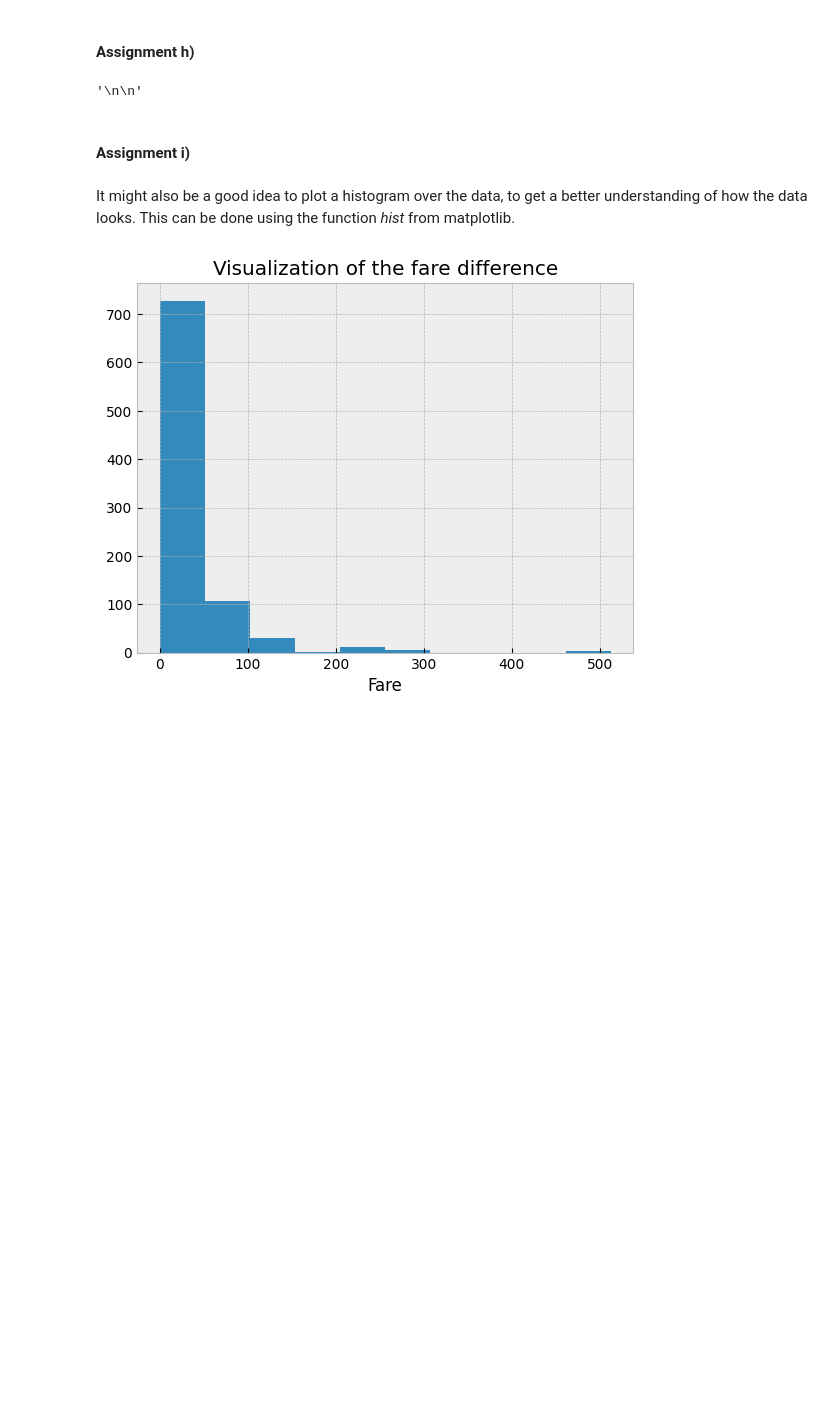
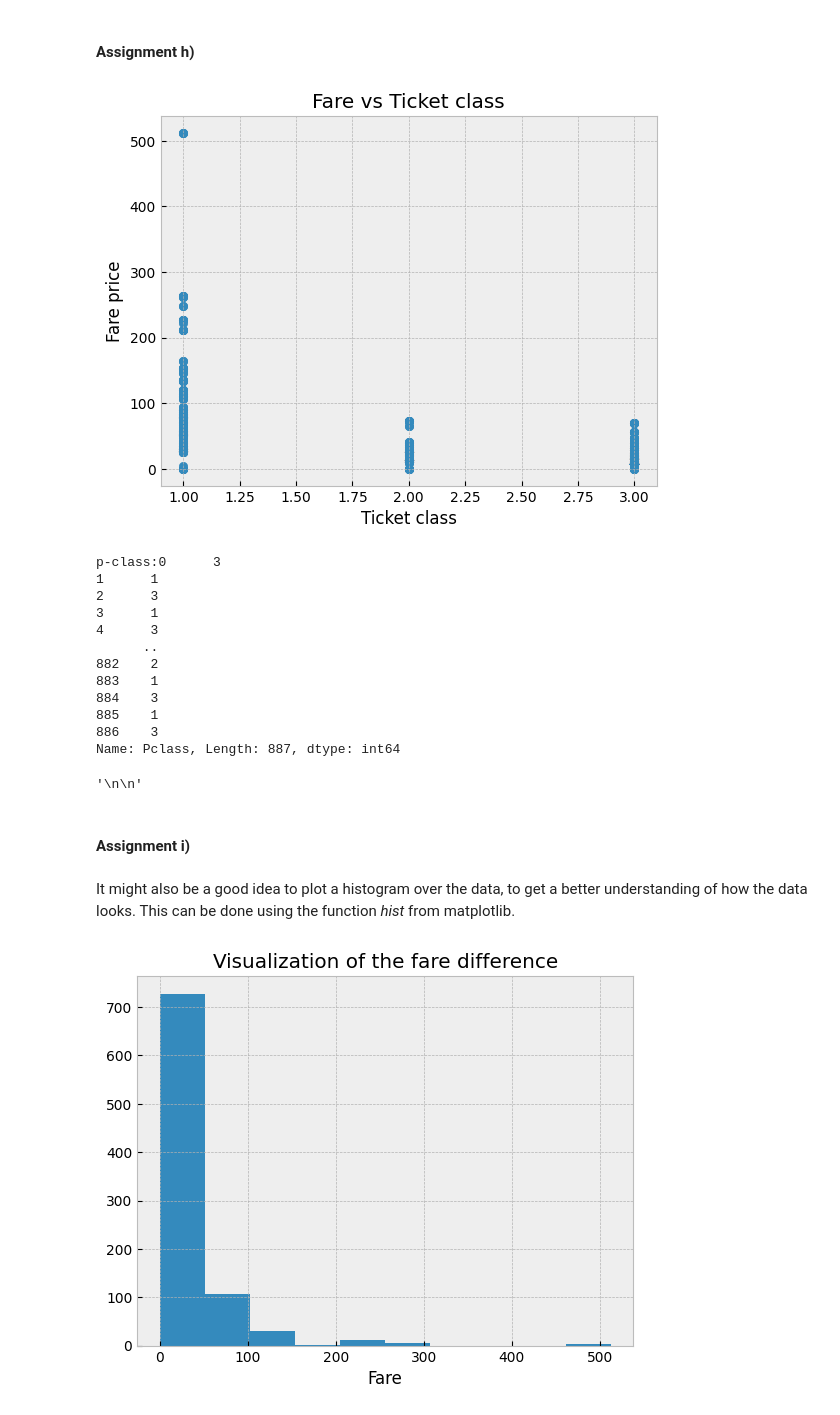
Before and after one commit to julindavid/Intro-Machine-Learning, a Jupyter notebook: maskin-inlärning-1DL034/assignments/practical/PracticalNotebook2.ipynb, the cells around one changed output. Drawn from its saved outputs; the diff is of its cells as text; code cells hidden in the pictures; blank space fills up the shorter version.

```diff
--- a/maskin-inlärning-1DL034/assignments/practical/PracticalNotebook2.ipynb
+++ b/maskin-inlärning-1DL034/assignments/practical/PracticalNotebook2.ipynb
@@ -463,15 +507,43 @@ df = pd.read_csv('titanic.csv')
 # %%
 # ASSIGNMENT:
 # make a scatterplot of the class of ticket in the x-axis
 # and the fare on the y-axis
 # label the plot and the axes appropriately
 
+#Survived,Pclass,Name,Sex,Age,Siblings/Spouses Aboard,Parents/Children Aboard,Fare
+
+ticket = df['Pclass'] #
+fare = df['Fare']
+# print(f"fare max: {fare.sort_values()}")
+# print(f"Pclass max: {ticket.max()}")
+
+scatterplot = plt.scatter(ticket, fare)
+plt.xlabel("Ticket class")
+plt.ylabel("Fare price")
+plt.title("Fare vs Ticket class")
+
+plt.show()
+
+print(f"p-class:{ticket} ")
 # YOUR CODE HERE
 '''
 
 '''
 # %% [output]
+[figure, added]
-'\n\n'
+p-class:0      3
+1      1
+2      3
+3      1
+4      3
+      ..
+882    2
+883    1
+884    3
+885    1
+886    3
+Name: Pclass, Length: 887, dtype: int64
+'\n\n'
 # %% [markdown]
 #### Assignment i)
 # %% [markdown]
```
Also changed, not shown: parts of 12 cells of this notebook.
